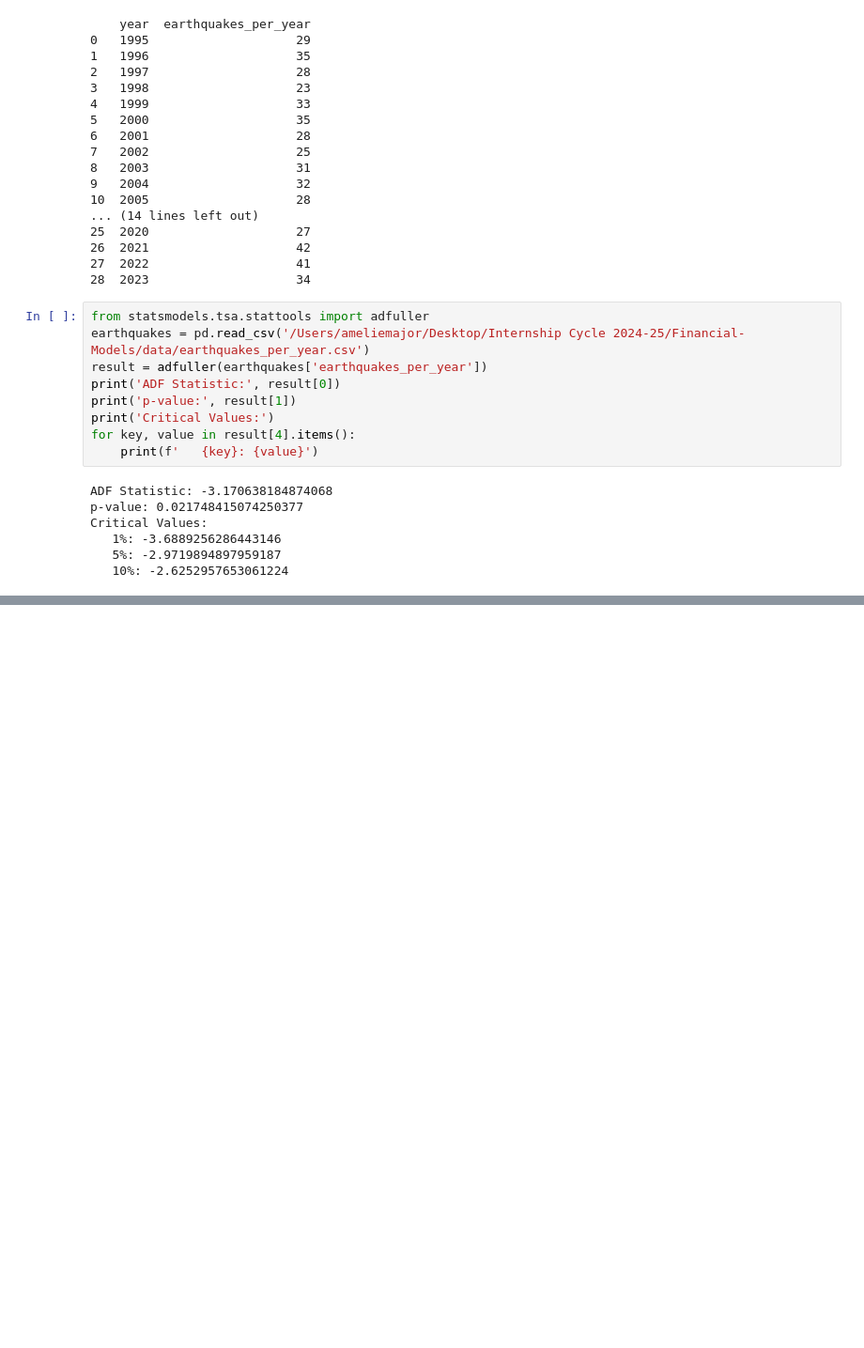
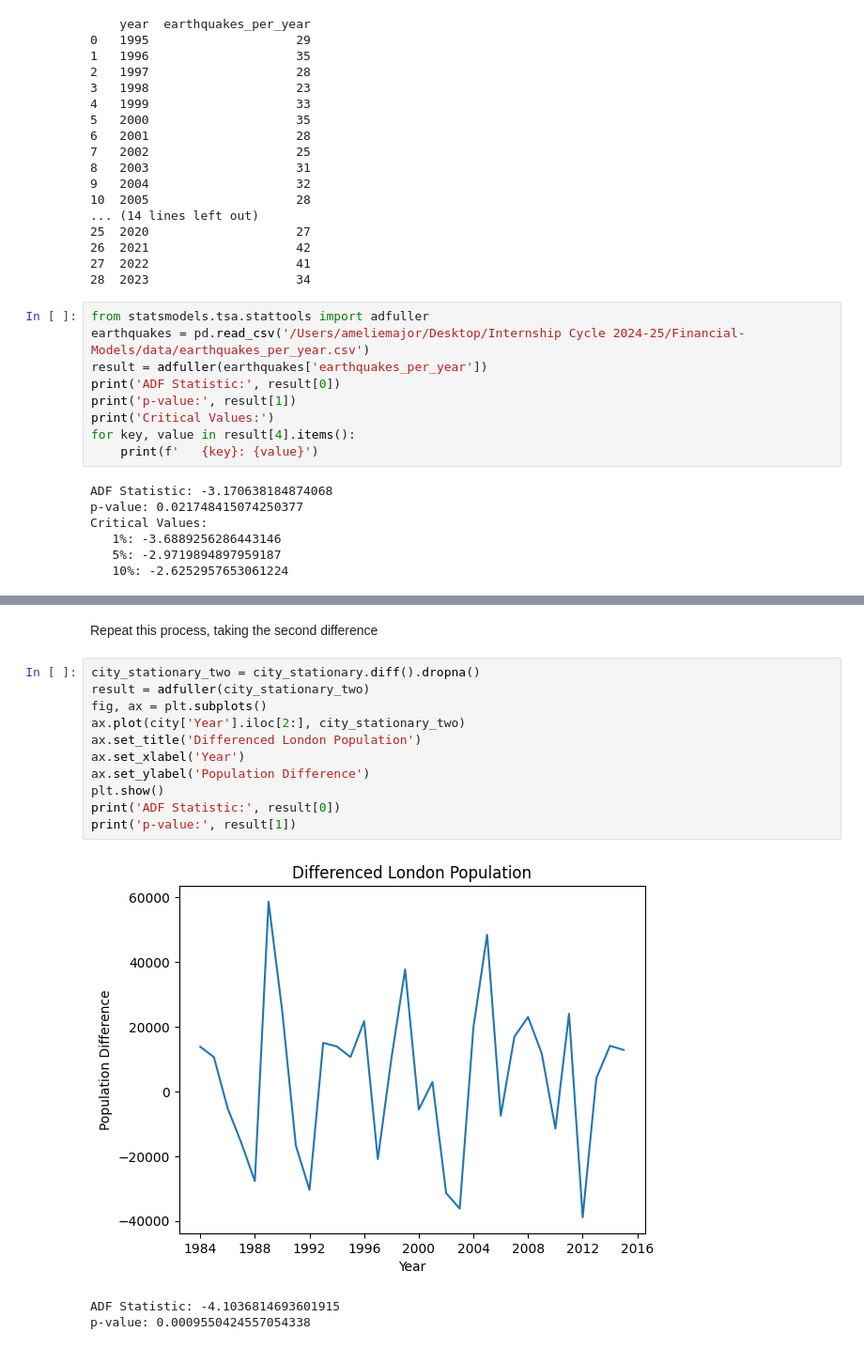
Before and after one commit to amelie-major/Financial-Models, a Jupyter notebook: notebooks/arima_model.ipynb, the cells around one changed output, grey strips where cells are left out. Shown: that part at 94% size. Cells and saved outputs as stored; diff of their text form; blank space fills up the shorter version.

```diff
--- a/notebooks/arima_model.ipynb
+++ b/notebooks/arima_model.ipynb
@@ -107,0 +131,17 @@ plt.show()
+# %% [markdown]
+Repeat this process, taking the second difference
+# %%
+city_stationary_two = city_stationary.diff().dropna()
+result = adfuller(city_stationary_two)
+fig, ax = plt.subplots()
+ax.plot(city['Year'].iloc[2:], city_stationary_two)
+ax.set_title('Differenced London Population')
+ax.set_xlabel('Year')
+ax.set_ylabel('Population Difference')
+plt.show()
+print('ADF Statistic:', result[0])
+print('p-value:', result[1])
+# %% [output]
+[figure, added]
+ADF Statistic: -4.1036814693601915
+p-value: 0.0009550424557054338
```
Also changed, not shown: parts of 7 cells of this notebook, 1 other file.
